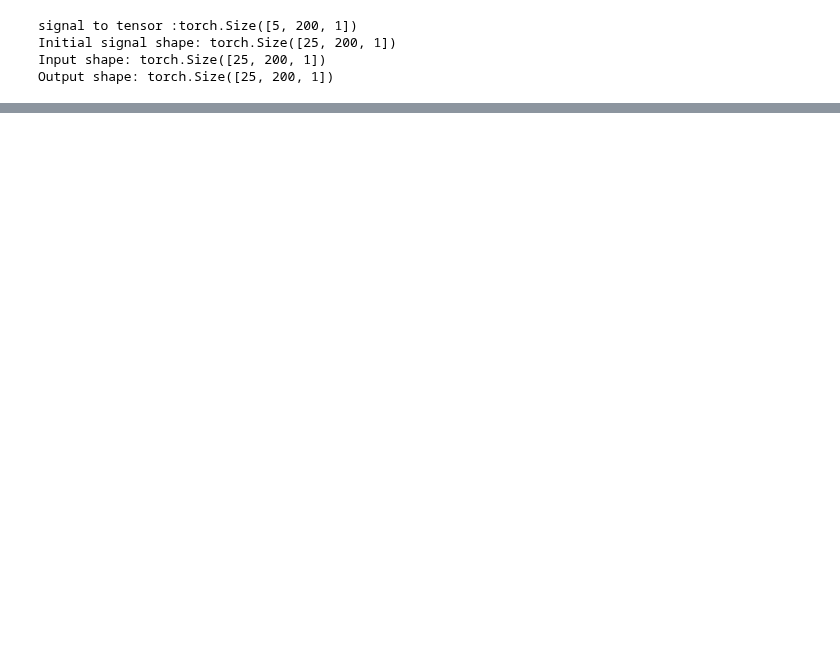
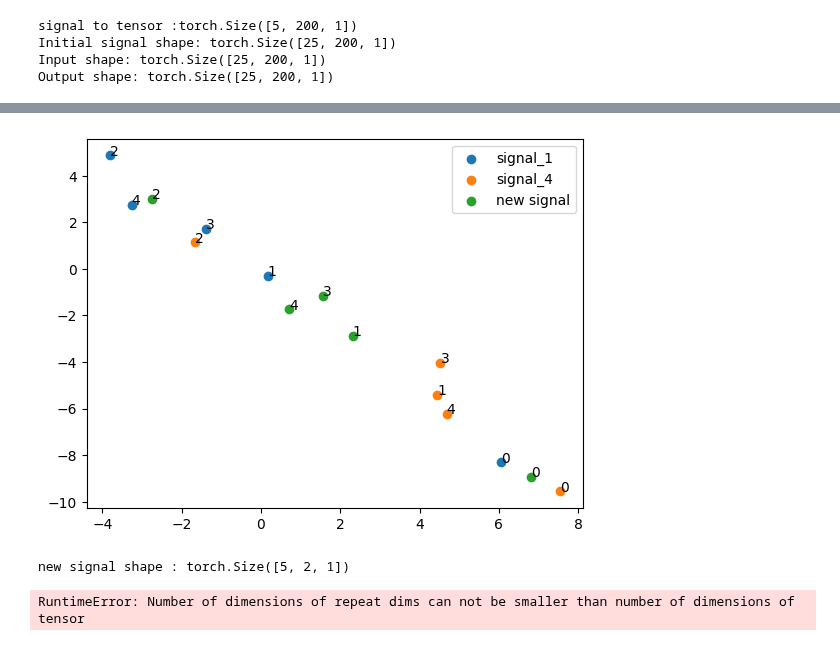
Before and after one commit to MaximeSzymanski/StocksClusteringVAE, a Jupyter notebook: VAE_stocks.ipynb, the cells around one changed output, grey strips where cells are left out. Cells and saved outputs as stored; diff of their text form; code cells hidden in the pictures; blank space fills up the shorter version.

```diff
--- a/VAE_stocks.ipynb
+++ b/VAE_stocks.ipynb
@@ -577,3 +581,44 @@ plt.show()
+# %%
+# interpolate between the signal 1 and signal 4, point by point
+# take the first signal
+signal_1 = latent_space_1
+signal_4 = latent_space_4
+# define the number of points to interpolate
+number_of_points = signal_1.shape[0]
+
+new_signal = np.zeros((number_of_points,latent_dim))
+for i in range(number_of_points):
+  new_signal[i] = (signal_1[i] + (signal_4[i]) ) / 2
+
+# apply PCA to the new signal
+#pca = PCA(n_components=2)
+#
+# plot the latent space with the 3 signals in different colors
+#latent_space_new_signal = pca.fit_transform(new_signal)
+latent_space_new_signal = new_signal
+plt.scatter(signal_1[:,0],signal_1[:,1],label='signal_1')
+plt.scatter(signal_4[:,0],signal_4[:,1],label='signal_4')
+plt.scatter(latent_space_new_signal[:,0],latent_space_new_signal[:,1],label='new signal')
+for i in range(number_of_points):
+    plt.annotate(str(i), (signal_1[i, 0], signal_1[i, 1]))
+    plt.annotate(str(i), (signal_4[i, 0], signal_4[i, 1]))
+    plt.annotate(str(i), (latent_space_new_signal[i, 0], latent_space_new_signal[i, 1]))
+plt.legend()
+plt.show()
+# %% [output]
+[figure, added]
+# %%
+# decode the new signal
+new_signal = torch.from_numpy(new_signal).float().unsqueeze(2).to(device)
+print(f"new signal shape : {new_signal.shape}")
+new_signal_decoded = model.decoder(new_signal)
+# apply tanh to the output
+new_signal_decoded = nn.Tanh()(new_signal_decoded)
+new_signal_decoded = new_signal_decoded.squeeze().cpu().detach().numpy()
+print(f"new signal decoded shape : {new_signal_decoded.shape}")
+# %% [output]
+new signal shape : torch.Size([5, 2, 1])
+RuntimeError: Number of dimensions of repeat dims can not be smaller than number of dimensions of tensor
 # %%
 # sum all point of each signal in the latent space and plot the result
 latent_space_1_sum = np.sum(latent_space_1,axis=0)
```
Also changed, not shown: parts of 12 cells of this notebook.
